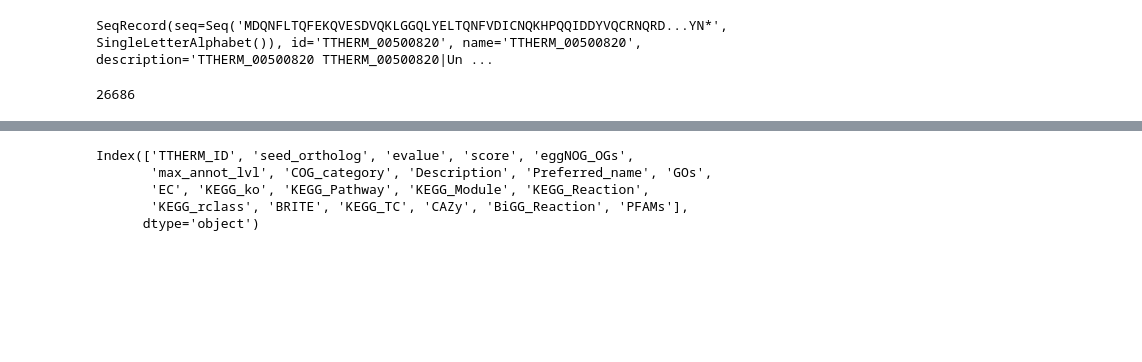
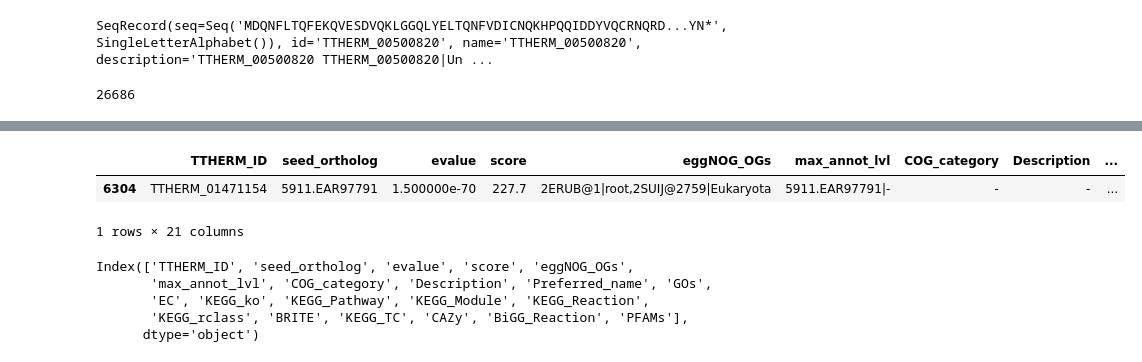
Before and after one commit to ltsypin/TGNE-2022, a Jupyter notebook: TGNE/eggnog/annotation.ipynb, the cells around one changed output, grey strips where cells are left out. Drawn from its saved outputs; the diff is of its cells as text; code cells hidden in the pictures; blank space fills up the shorter version.

```diff
--- a/TGNE/eggnog/annotation.ipynb
+++ b/TGNE/eggnog/annotation.ipynb
@@ -39,4 +39,10 @@ eggnog_annot.head()
 5 rows × 21 columns
+# %%
+eggnog_annot[eggnog_annot['TTHERM_ID'] == 'TTHERM_01471154']
+# %% [output]
+|  | TTHERM_ID | seed_ortholog | evalue | score | eggNOG_OGs | max_annot_lvl | COG_category | Description | ... |
+| 6304 | TTHERM_01471154 | 5911.EAR97791 | 1.500000e-70 | 227.7 | 2ERUB@1|root,2SUIJ@2759|Eukaryota | 5911.EAR97791|- | - | - | ... |
+1 rows × 21 columns
 # %%
 eggnog_annot.columns
 # %% [output]
```
Also changed, not shown: parts of 28 cells of this notebook, 14 other files.
